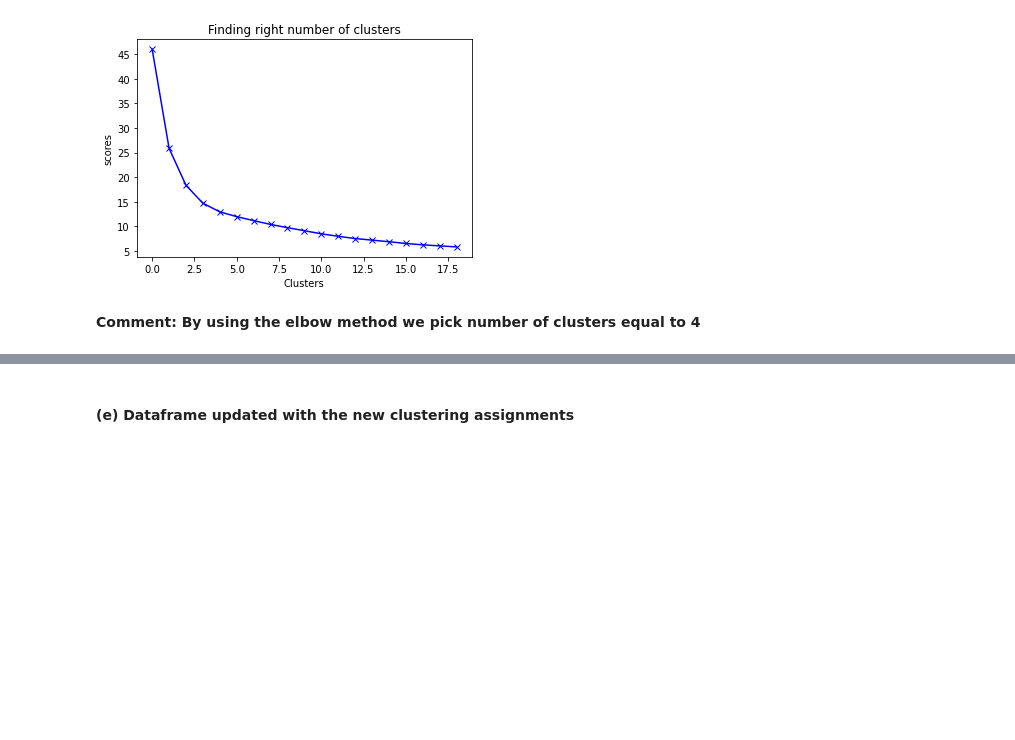
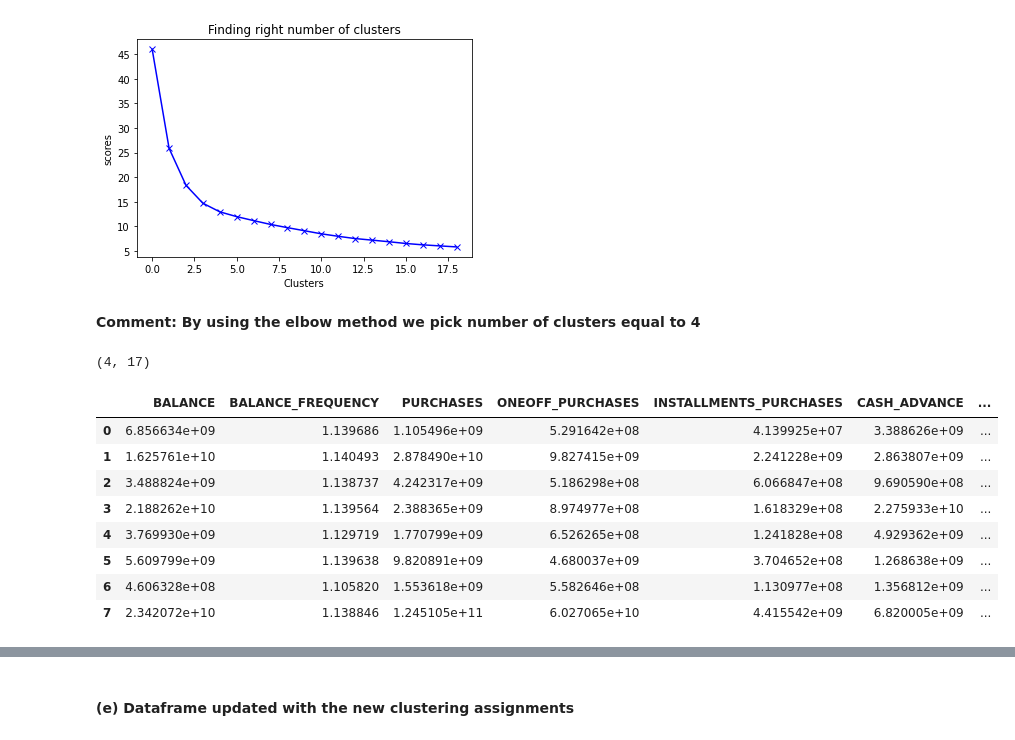
Before and after one commit to Panostam/Marketing_Department_Clustering_Project, a Jupyter notebook: Marketing_Department_Clustering_Project.ipynb, the cells around one changed output, grey strips where cells are left out. Saved outputs shown, nothing was run; the diff lists cells and outputs as text; code cells hidden in the pictures; blank space fills up the shorter version.

```diff
--- a/Marketing_Department_Clustering_Project.ipynb
+++ b/Marketing_Department_Clustering_Project.ipynb
@@ -402,3 +402,22 @@ kmeans = KMeans(4)
 kmeans.fit(pred)
 labels = kmeans.labels_
 y_kmeans = kmeans.fit_predict(creditcard_df_scaled)
+# %%
+kmeans.cluster_centers_.shape
+# %% [output]
+(4, 17)
+# %%
+cluster_centers_auto = pd.DataFrame(data = kmeans.cluster_centers_, columns = [creditcard_df.columns])
+cluster_centers_auto = scaler.inverse_transform(cluster_centers)
+cluster_centers_auto = pd.DataFrame(data = cluster_centers_auto, columns = [creditcard_df.columns])
+cluster_centers_auto
+# %% [output]
+|  | BALANCE | BALANCE_FREQUENCY | PURCHASES | ONEOFF_PURCHASES | INSTALLMENTS_PURCHASES | CASH_ADVANCE | ... |
+| 0 | 6.856634e+09 | 1.139686 | 1.105496e+09 | 5.291642e+08 | 4.139925e+07 | 3.388626e+09 | ... |
+| 1 | 1.625761e+10 | 1.140493 | 2.878490e+10 | 9.827415e+09 | 2.241228e+09 | 2.863807e+09 | ... |
+| 2 | 3.488824e+09 | 1.138737 | 4.242317e+09 | 5.186298e+08 | 6.066847e+08 | 9.690590e+08 | ... |
+| 3 | 2.188262e+10 | 1.139564 | 2.388365e+09 | 8.974977e+08 | 1.618329e+08 | 2.275933e+10 | ... |
+| 4 | 3.769930e+09 | 1.129719 | 1.770799e+09 | 6.526265e+08 | 1.241828e+08 | 4.929362e+09 | ... |
+| 5 | 5.609799e+09 | 1.139638 | 9.820891e+09 | 4.680037e+09 | 3.704652e+08 | 1.268638e+09 | ... |
+| 6 | 4.606328e+08 | 1.105820 | 1.553618e+09 | 5.582646e+08 | 1.130977e+08 | 1.356812e+09 | ... |
+| 7 | 2.342072e+10 | 1.138846 | 1.245105e+11 | 6.027065e+10 | 4.415542e+09 | 6.820005e+09 | ... |
```
Also changed, not shown: parts of 6 cells of this notebook.
